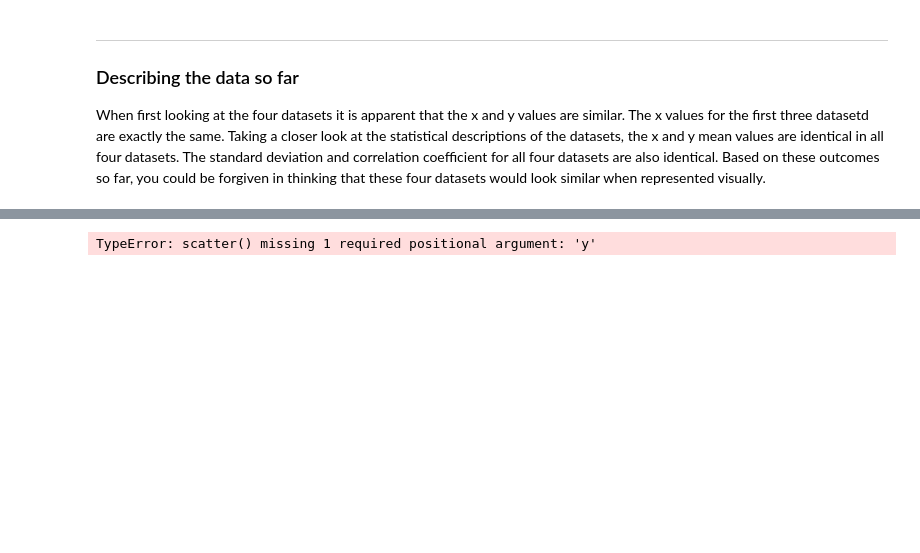
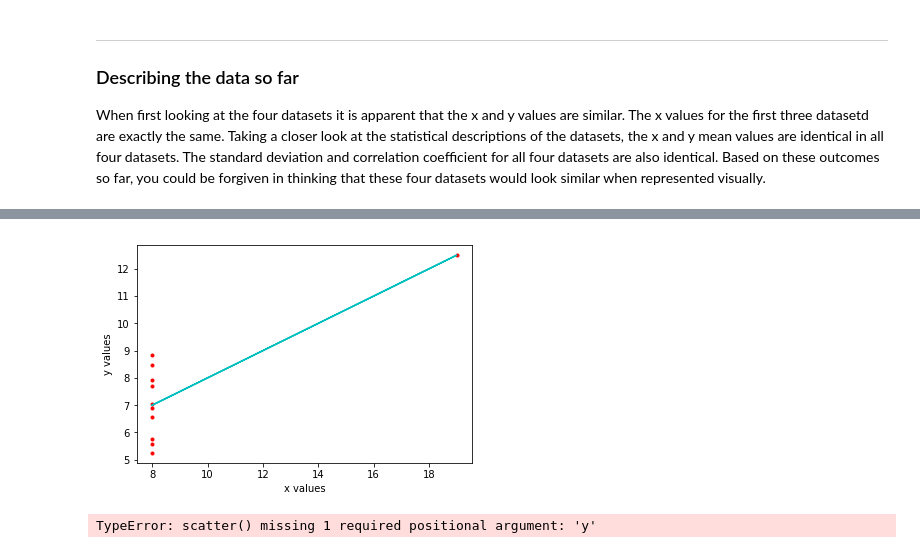
Before and after one commit to emmapatton/anscombes-quartet-dataset, a Jupyter notebook: anscombes-quartet-dataset.ipynb, the cells around one changed output, grey strips where cells are left out. Drawn from its saved outputs; the diff is of its cells as text; code cells hidden in the pictures; blank space fills up the shorter version.

```diff
--- a/anscombes-quartet-dataset.ipynb
+++ b/anscombes-quartet-dataset.ipynb
@@ -193,3 +245,19 @@ When first looking at the four datasets it is apparent that the x and y values a
+# %%
+x4 = dataset_IV['x']
+y4 = dataset_IV['y']
+
+m4, c4 = np.polyfit(x4, y4, 1)
+# %%
+plt.plot(x4, y4, 'r.')
+plt.plot(x4, m4 * x4 + c4, 'c-',)
+
+
+plt.xlabel('x values')
+plt.ylabel('y values')
+
+plt.show()
+# %% [output]
+[figure, added]
 # %%
 #how to plot more than one graph at a time
 plt.subplot(2, 2, 1)
```
Also changed, not shown: parts of 10 cells of this notebook.
